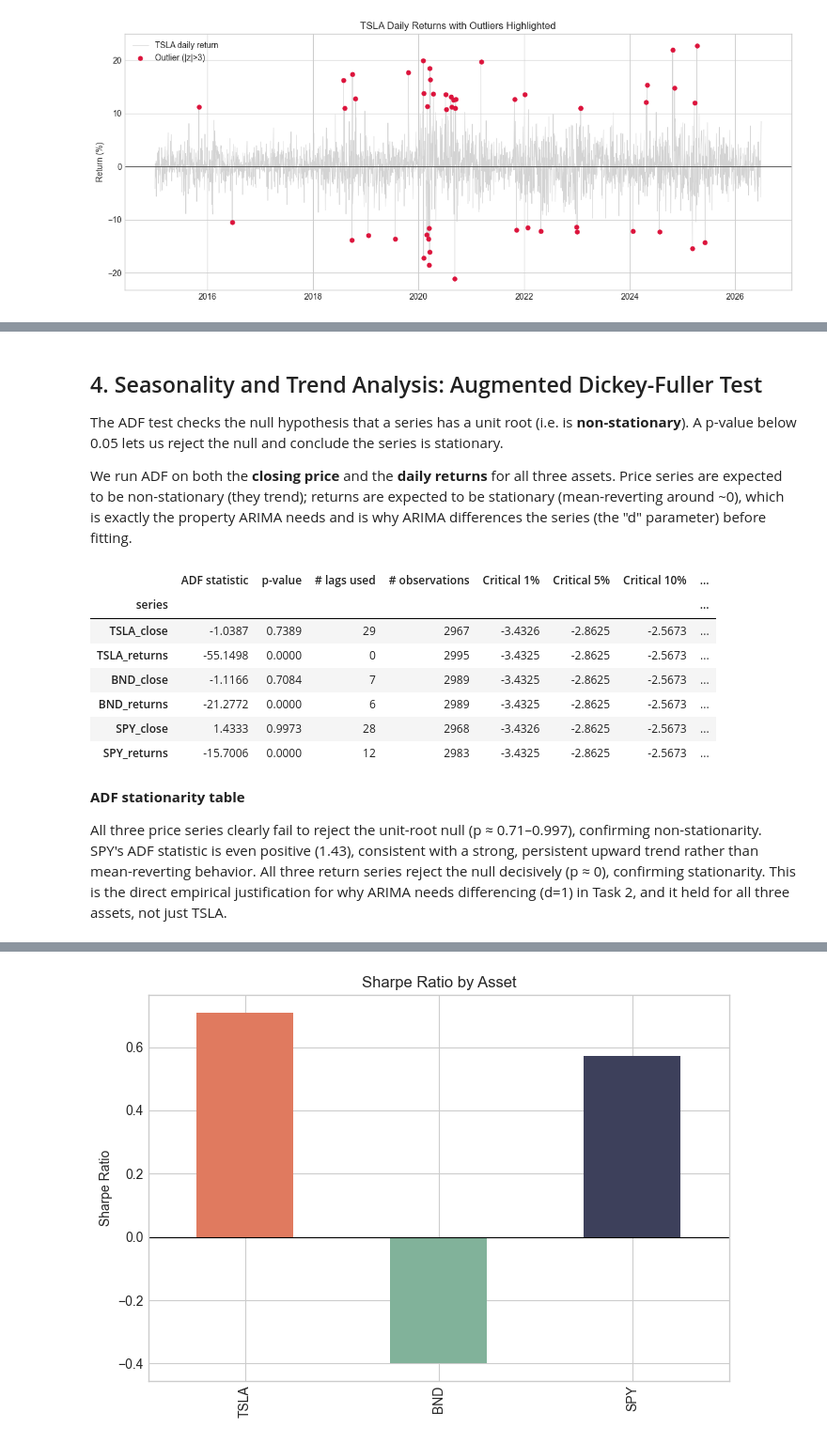
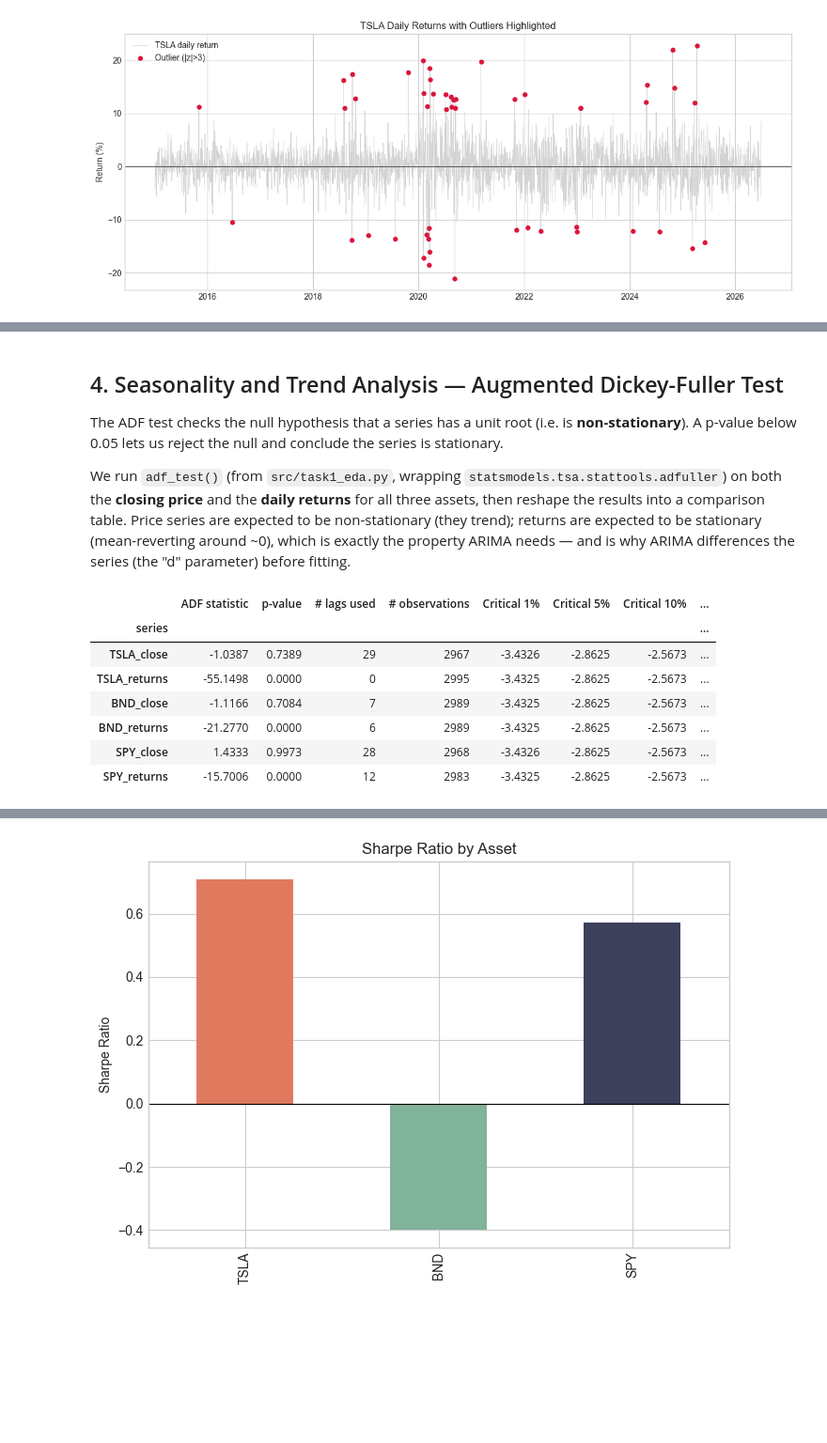
Before and after one commit to Maki4444444/portfolio-optimization, a Jupyter notebook: notebooks/1_EDA.ipynb, the cells around one changed output, grey strips where cells are left out. Shown at 94% size. Saved outputs shown, nothing was run; the diff lists cells and outputs as text; code cells hidden in the pictures; blank space fills up the shorter version.

```diff
--- a/notebooks/1_EDA.ipynb
+++ b/notebooks/1_EDA.ipynb
@@ -187,8 +151,6 @@ The three-asset story is exactly what you'd want for a portfolio-optimization ca
 # %% [markdown]
 ### 3.2 Daily percentage change (volatility at a glance)
 # %%
-returns = close.pct_change().dropna()
-
 fig, axes = plt.subplots(len(returns.columns), 1, figsize=(12, 7), sharex=True)
 for ax, col in zip(axes, returns.columns):
     ax.plot(returns.index, returns[col] * 100, linewidth=0.5, color='steelblue')
@@ -320,47 +247,41 @@ The outlier clustering lines up with real market history, which is a good sign t
 # %% [markdown]
-## 4. Seasonality and Trend Analysis: Augmented Dickey-Fuller Test
+## 4. Seasonality and Trend Analysis — Augmented Dickey-Fuller Test
 
 The ADF test checks the null hypothesis that a series has a unit root (i.e. is
 **non-stationary**). A p-value below 0.05 lets us reject the null and conclude the series
 is stationary.
 
-We run ADF on both the **closing price** and the **daily returns** for all three assets.
-Price series are expected to be non-stationary (they trend); returns are expected to be
-stationary (mean-reverting around ~0), which is exactly the property ARIMA needs and is
-why ARIMA differences the series (the "d" parameter) before fitting.
+We run `adf_test()` (from `src/task1_eda.py`, wrapping `statsmodels.tsa.stattools.adfuller`)
+on both the **closing price** and the **daily returns** for all three assets, then reshape
+the results into a comparison table. Price series are expected to be non-stationary (they
+trend); returns are expected to be stationary (mean-reverting around ~0), which is exactly
+the property ARIMA needs — and is why ARIMA differences the series (the "d" parameter)
+before fitting.
-# %%
-def adf_test(series, name):
-    series = series.dropna()
-    result = adfuller(series)
-    return {
-        'series': name,
-        'ADF statistic': result[0],
-        'p-value': result[1],
-        '# lags used': result[2],
-        '# observations': result[3],
-        'Critical 1%': result[4]['1%'],
-        'Critical 5%': result[4]['5%'],
-        'Critical 10%': result[4]['10%'],
-        'Stationary (5%)?': result[1] < 0.05,
-    }
-
-adf_rows = []
-for t in close.columns:
-    adf_rows.append(adf_test(close[t], f'{t}_close'))
-    adf_rows.append(adf_test(returns[t], f'{t}_returns'))
-
-adf_df = pd.DataFrame(adf_rows).set_index('series')
-adf_df
-# %% [output]
-|  | ADF statistic | p-value | # lags used | # observations | Critical 1% | Critical 5% | Critical 10% | ... |
-| series |  |  |  |  |  |  |  | ... |
-| TSLA_close | -1.0387 | 0.7389 | 29 | 2967 | -3.4326 | -2.8625 | -2.5673 | ... |
-| TSLA_returns | -55.1498 | 0.0000 | 0 | 2995 | -3.4325 | -2.8625 | -2.5673 | ... |
-| BND_close | -1.1166 | 0.7084 | 7 | 2989 | -3.4325 | -2.8625 | -2.5673 | ... |
-| BND_returns | -21.2772 | 0.0000 | 6 | 2989 | -3.4325 | -2.8625 | -2.5673 | ... |
-| SPY_close | 1.4333 | 0.9973 | 28 | 2968 | -3.4326 | -2.8625 | -2.5673 | ... |
-| SPY_returns | -15.7006 | 0.0000 | 12 | 2983 | -3.4325 | -2.8625 | -2.5673 | ... |
-# %% [markdown]
-**ADF stationarity table**
-
-All three price series clearly fail to reject the unit-root null (p ≈ 0.71–0.997), confirming non-stationarity. SPY's ADF statistic is even positive (1.43), consistent with a strong, persistent upward trend rather than mean-reverting behavior. All three return series reject the null decisively (p ≈ 0), confirming stationarity. This is the direct empirical justification for why ARIMA needs differencing (d=1) in Task 2, and it held for all three assets, not just TSLA.
+# %%
+adf_rows = []
+for t in close.columns:
+    for label, series in [(f'{t}_close', close[t]), (f'{t}_returns', returns[t])]:
+        r = adf_test(series, label)
+        adf_rows.append({
+            'series': label,
+            'ADF statistic': r['adf_statistic'],
+            'p-value': r['p_value'],
+            '# lags used': r['n_lags'],
+            '# observations': r['n_obs'],
+            'Critical 1%': r['critical_values']['1%'],
+            'Critical 5%': r['critical_values']['5%'],
+            'Critical 10%': r['critical_values']['10%'],
+            'Stationary (5%)?': r['is_stationary_5pct'],
+        })
+
+adf_df = pd.DataFrame(adf_rows).set_index('series')
+adf_df
+# %% [output]
+|  | ADF statistic | p-value | # lags used | # observations | Critical 1% | Critical 5% | Critical 10% | ... |
+| series |  |  |  |  |  |  |  | ... |
+| TSLA_close | -1.0387 | 0.7389 | 29 | 2967 | -3.4326 | -2.8625 | -2.5673 | ... |
+| TSLA_returns | -55.1498 | 0.0000 | 0 | 2995 | -3.4325 | -2.8625 | -2.5673 | ... |
+| BND_close | -1.1166 | 0.7084 | 7 | 2989 | -3.4325 | -2.8625 | -2.5673 | ... |
+| BND_returns | -21.2770 | 0.0000 | 6 | 2989 | -3.4325 | -2.8625 | -2.5673 | ... |
+| SPY_close | 1.4333 | 0.9973 | 28 | 2968 | -3.4326 | -2.8625 | -2.5673 | ... |
+| SPY_returns | -15.7006 | 0.0000 | 12 | 2983 | -3.4325 | -2.8625 | -2.5673 | ... |
```
Also changed, not shown: parts of 33 cells of this notebook, 7 other files.
